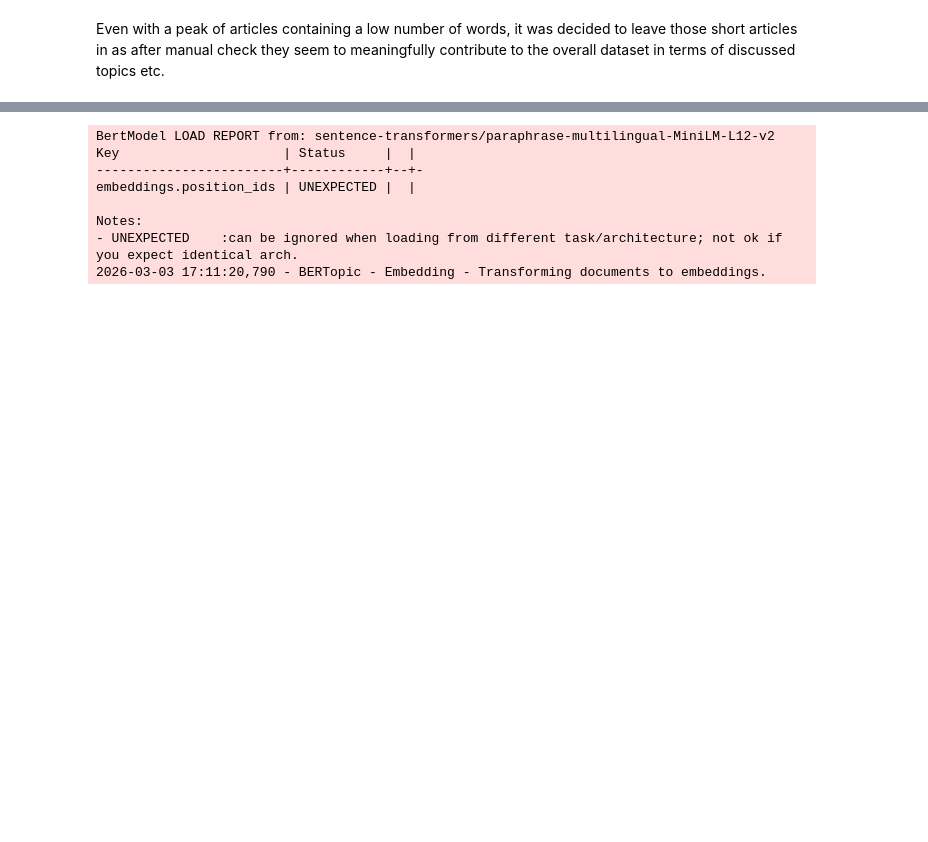
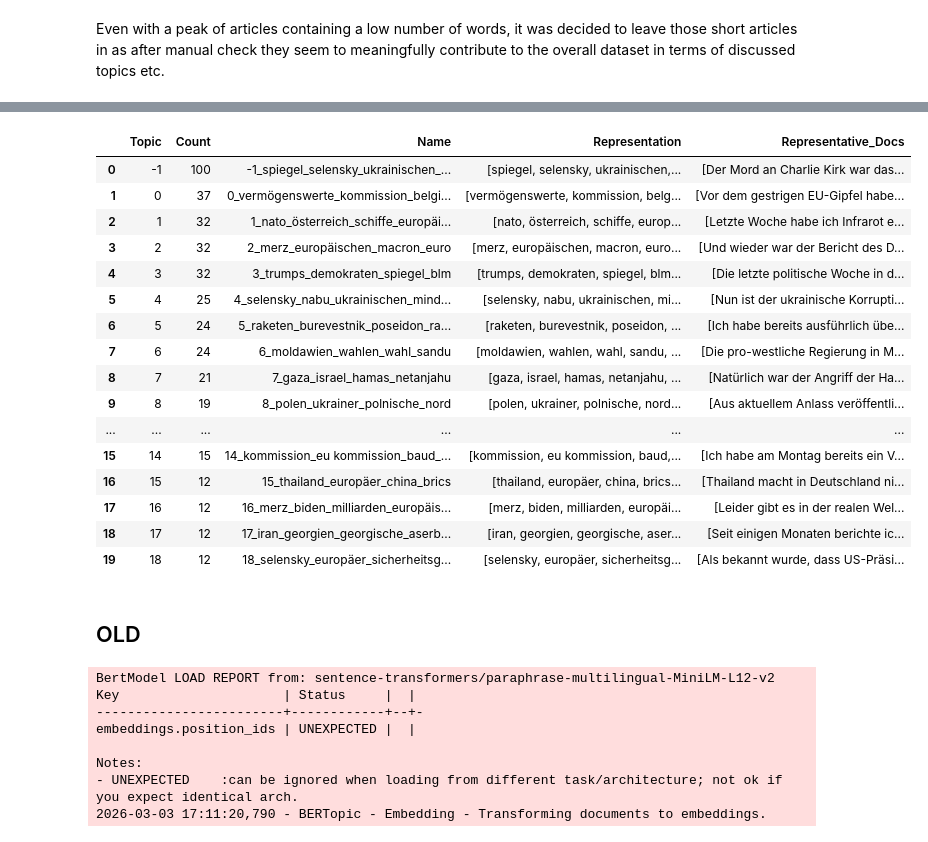
Before and after one commit to mattishaumann/Thesis, a Jupyter notebook: data preprocessing/05_Antispiegel.ipynb, the cells around one changed output, grey strips where cells are left out. Drawn from its saved outputs; the diff is of its cells as text; code cells hidden in the pictures; blank space fills up the shorter version.

```diff
--- a/data preprocessing/05_Antispiegel.ipynb
+++ b/data preprocessing/05_Antispiegel.ipynb
@@ -393,0 +447,21 @@ from BERTopic.bertopic_pipeline import run_bertopic_pipeline
+# %%
+# 1) BERTopic on full article text
+result_full_text = run_bertopic_pipeline(
+    df=df_clean,
+    text_col="Text",
+    config=BERTopicConfig(
+        hdbscan_min_cluster_size=8,   # default 20 -> smaller topics possible
+        hdbscan_min_samples=2,        # default 10 -> fewer docs pushed to -1
+        min_df=1,                     # keep rarer terms in small corpus
+        max_df=0.95,                  # avoid over-pruning frequent terms
+        umap_n_neighbors=10,          # more local structure
+        umap_min_dist=0.05,           # slight separation between clusters
+        nr_topics=None,               # do not force topic reduction
+    ),
+    id_col="URL",
+    source_name="Antispiegel",
+)
+
+
+# Keep downstream notebook cells unchanged (they use `result`)
+result_as = result_full_text
@@ -393,0 +484,21 @@ from BERTopic.bertopic_pipeline import run_bertopic_pipeline
+# %%
+topic_info = result_as["topic_info"]
+topic_info.head(20)
+# %% [output]
+|  | Topic | Count | Name | Representation | Representative_Docs |
+| 0 | -1 | 100 | -1_spiegel_selensky_ukrainischen_... | [spiegel, selensky, ukrainischen,... | [Der Mord an Charlie Kirk war das... |
+| 1 | 0 | 37 | 0_vermögenswerte_kommission_belgi... | [vermögenswerte, kommission, belg... | [Vor dem gestrigen EU-Gipfel habe... |
+| 2 | 1 | 32 | 1_nato_österreich_schiffe_europäi... | [nato, österreich, schiffe, europ... | [Letzte Woche habe ich Infrarot e... |
+| 3 | 2 | 32 | 2_merz_europäischen_macron_euro | [merz, europäischen, macron, euro... | [Und wieder war der Bericht des D... |
+| 4 | 3 | 32 | 3_trumps_demokraten_spiegel_blm | [trumps, demokraten, spiegel, blm... | [Die letzte politische Woche in d... |
+| 5 | 4 | 25 | 4_selensky_nabu_ukrainischen_mind... | [selensky, nabu, ukrainischen, mi... | [Nun ist der ukrainische Korrupti... |
+| 6 | 5 | 24 | 5_raketen_burevestnik_poseidon_ra... | [raketen, burevestnik, poseidon, ... | [Ich habe bereits ausführlich übe... |
+| 7 | 6 | 24 | 6_moldawien_wahlen_wahl_sandu | [moldawien, wahlen, wahl, sandu, ... | [Die pro-westliche Regierung in M... |
+| 8 | 7 | 21 | 7_gaza_israel_hamas_netanjahu | [gaza, israel, hamas, netanjahu, ... | [Natürlich war der Angriff der Ha... |
+| 9 | 8 | 19 | 8_polen_ukrainer_polnische_nord | [polen, ukrainer, polnische, nord... | [Aus aktuellem Anlass veröffentli... |
+| ... | ... | ... | ... | ... | ... |
+| 15 | 14 | 15 | 14_kommission_eu kommission_baud_... | [kommission, eu kommission, baud,... | [Ich habe am Montag bereits ein V... |
+| 16 | 15 | 12 | 15_thailand_europäer_china_brics | [thailand, europäer, china, brics... | [Thailand macht in Deutschland ni... |
+| 17 | 16 | 12 | 16_merz_biden_milliarden_europäis... | [merz, biden, milliarden, europäi... | [Leider gibt es in der realen Wel... |
+| 18 | 17 | 12 | 17_iran_georgien_georgische_aserb... | [iran, georgien, georgische, aser... | [Seit einigen Monaten berichte ic... |
+| 19 | 18 | 12 | 18_selensky_europäer_sicherheitsg... | [selensky, europäer, sicherheitsg... | [Als bekannt wurde, dass US-Präsi... |
@@ -394,3 +514,5 @@ from BERTopic.bertopic_pipeline import run_bertopic_pipeline
+# %% [markdown]
+## OLD
 # %%
 # Full-text config for Antispiegel topic modeling
 config_full_text = BERTopicConfig(
```
Also changed, not shown: parts of 8 cells of this notebook, 28 other files.
